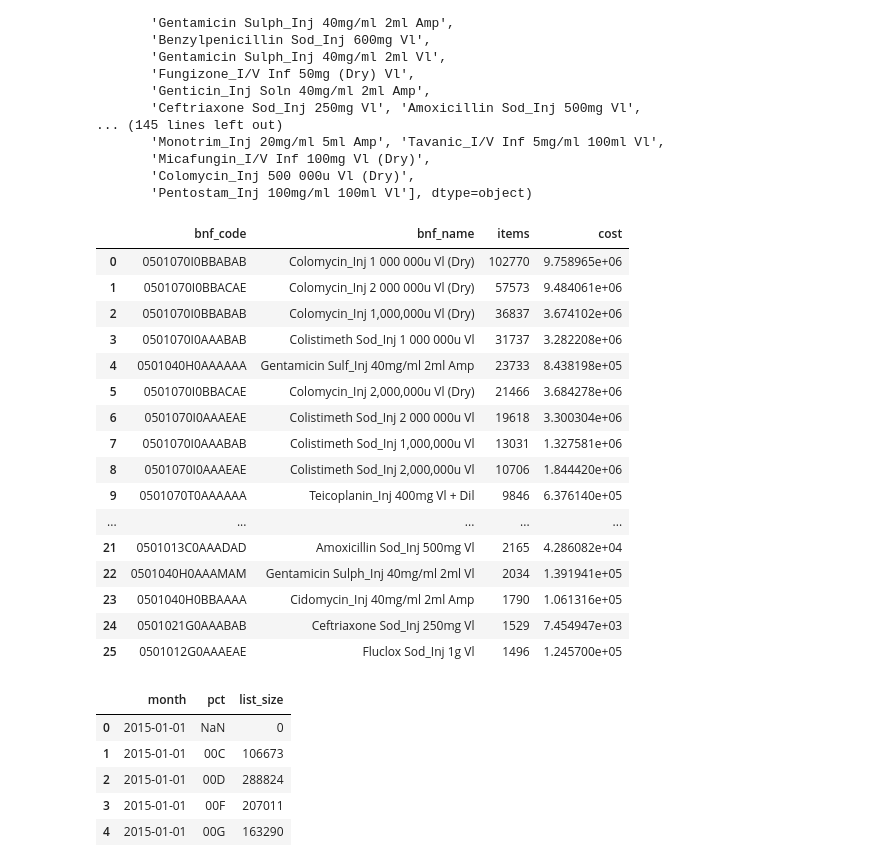
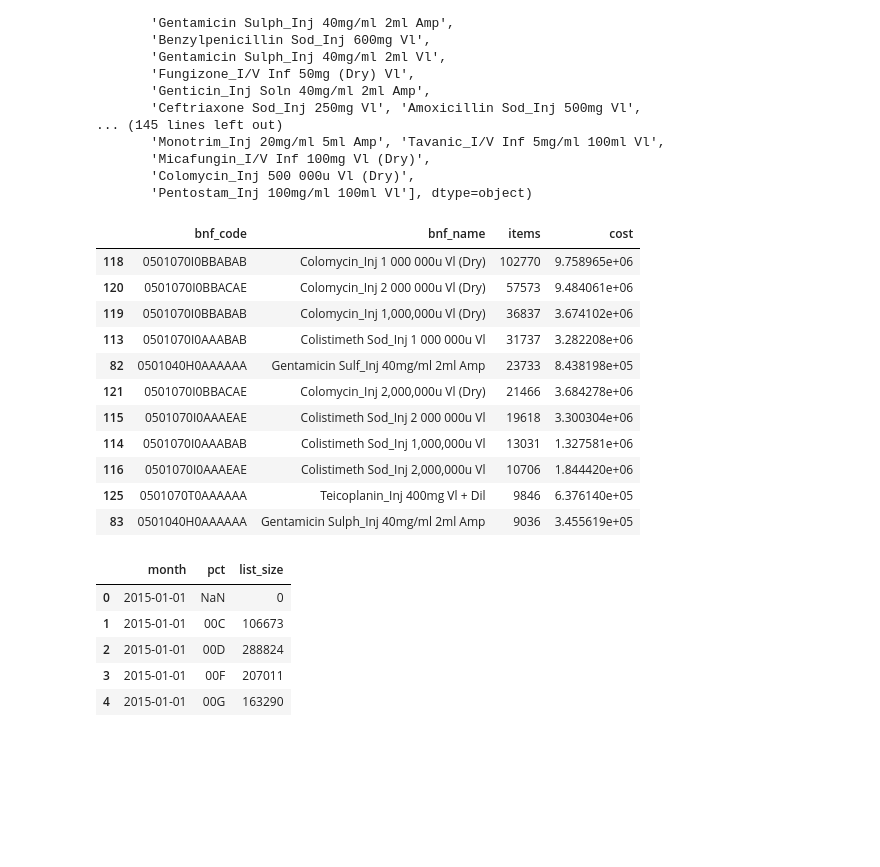
Before and after one commit to ebmdatalab/antibiotics-non-oral-routes-notebook, a Jupyter notebook: notebooks/injections.ipynb, the cells around one changed output. Cells and saved outputs as stored; diff of their text form; code cells hidden in the pictures; blank space fills up the shorter version.

```diff
--- a/notebooks/injections.ipynb
+++ b/notebooks/injections.ipynb
@@ -87,23 +87,18 @@ array(['Colomycin_Inj 2 000 000u Vl (Dry)',
        'Pentostam_Inj 100mg/ml 100ml Vl'], dtype=object)
 # %%
 ##groupby bnf name  to see largest volume in terms of items
-df_products = df_inj_abx.groupby(['bnf_code', 'bnf_name']).sum().sort_values(by = 'items', ascending = False).reset_index()
-df_products.head(26)
+df_products = df_inj_abx.groupby(['bnf_code', 'bnf_name']).sum().reset_index().sort_values(by = 'items', ascending = False)
+df_products.head(11)
 # %% [output]
 |  | bnf_code | bnf_name | items | cost |
-| 0 | 0501070I0BBABAB | Colomycin_Inj 1 000 000u Vl (Dry) | 102770 | 9.758965e+06 |
-| 1 | 0501070I0BBACAE | Colomycin_Inj 2 000 000u Vl (Dry) | 57573 | 9.484061e+06 |
-| 2 | 0501070I0BBABAB | Colomycin_Inj 1,000,000u Vl (Dry) | 36837 | 3.674102e+06 |
-| 3 | 0501070I0AAABAB | Colistimeth Sod_Inj 1 000 000u Vl | 31737 | 3.282208e+06 |
-| 4 | 0501040H0AAAAAA | Gentamicin Sulf_Inj 40mg/ml 2ml Amp | 23733 | 8.438198e+05 |
-| 5 | 0501070I0BBACAE | Colomycin_Inj 2,000,000u Vl (Dry) | 21466 | 3.684278e+06 |
-| 6 | 0501070I0AAAEAE | Colistimeth Sod_Inj 2 000 000u Vl | 19618 | 3.300304e+06 |
-| 7 | 0501070I0AAABAB | Colistimeth Sod_Inj 1,000,000u Vl | 13031 | 1.327581e+06 |
-| 8 | 0501070I0AAAEAE | Colistimeth Sod_Inj 2,000,000u Vl | 10706 | 1.844420e+06 |
-| 9 | 0501070T0AAAAAA | Teicoplanin_Inj 400mg Vl + Dil | 9846 | 6.376140e+05 |
-| ... | ... | ... | ... | ... |
-| 21 | 0501013C0AAADAD | Amoxicillin Sod_Inj 500mg Vl | 2165 | 4.286082e+04 |
-| 22 | 0501040H0AAAMAM | Gentamicin Sulph_Inj 40mg/ml 2ml Vl | 2034 | 1.391941e+05 |
-| 23 | 0501040H0BBAAAA | Cidomycin_Inj 40mg/ml 2ml Amp | 1790 | 1.061316e+05 |
-| 24 | 0501021G0AAABAB | Ceftriaxone Sod_Inj 250mg Vl | 1529 | 7.454947e+03 |
-| 25 | 0501012G0AAAEAE | Fluclox Sod_Inj 1g Vl | 1496 | 1.245700e+05 |
+| 118 | 0501070I0BBABAB | Colomycin_Inj 1 000 000u Vl (Dry) | 102770 | 9.758965e+06 |
+| 120 | 0501070I0BBACAE | Colomycin_Inj 2 000 000u Vl (Dry) | 57573 | 9.484061e+06 |
+| 119 | 0501070I0BBABAB | Colomycin_Inj 1,000,000u Vl (Dry) | 36837 | 3.674102e+06 |
+| 113 | 0501070I0AAABAB | Colistimeth Sod_Inj 1 000 000u Vl | 31737 | 3.282208e+06 |
+| 82 | 0501040H0AAAAAA | Gentamicin Sulf_Inj 40mg/ml 2ml Amp | 23733 | 8.438198e+05 |
+| 121 | 0501070I0BBACAE | Colomycin_Inj 2,000,000u Vl (Dry) | 21466 | 3.684278e+06 |
+| 115 | 0501070I0AAAEAE | Colistimeth Sod_Inj 2 000 000u Vl | 19618 | 3.300304e+06 |
+| 114 | 0501070I0AAABAB | Colistimeth Sod_Inj 1,000,000u Vl | 13031 | 1.327581e+06 |
+| 116 | 0501070I0AAAEAE | Colistimeth Sod_Inj 2,000,000u Vl | 10706 | 1.844420e+06 |
+| 125 | 0501070T0AAAAAA | Teicoplanin_Inj 400mg Vl + Dil | 9846 | 6.376140e+05 |
+| 83 | 0501040H0AAAAAA | Gentamicin Sulph_Inj 40mg/ml 2ml Amp | 9036 | 3.455619e+05 |
```
Also changed, not shown: parts of 3 cells of this notebook, 2 other files.
